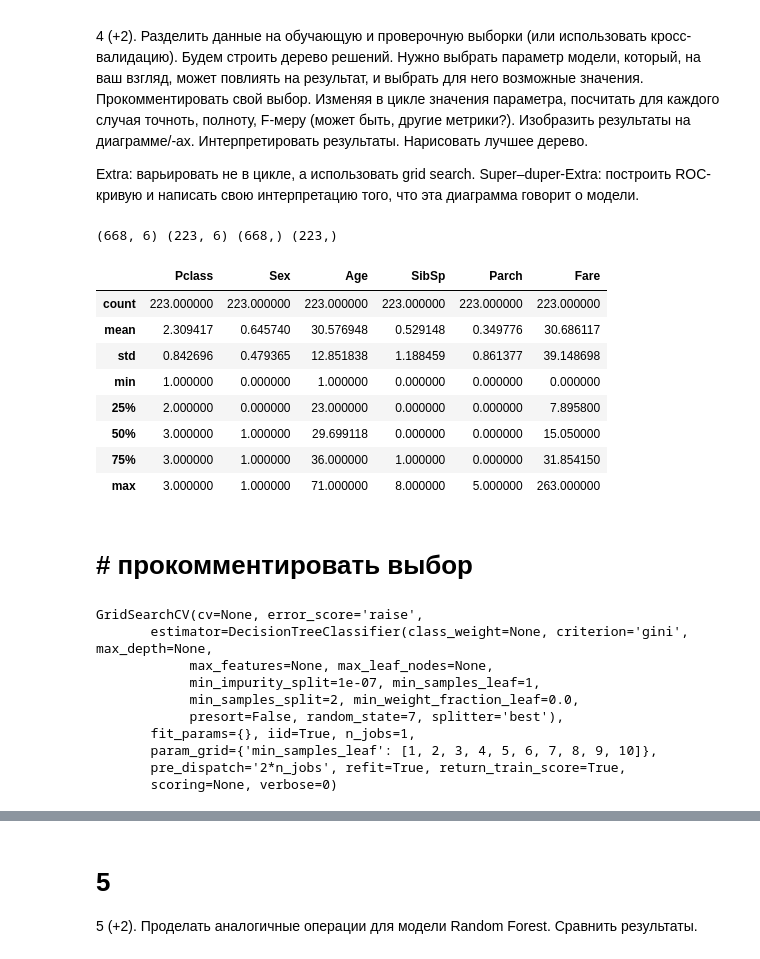
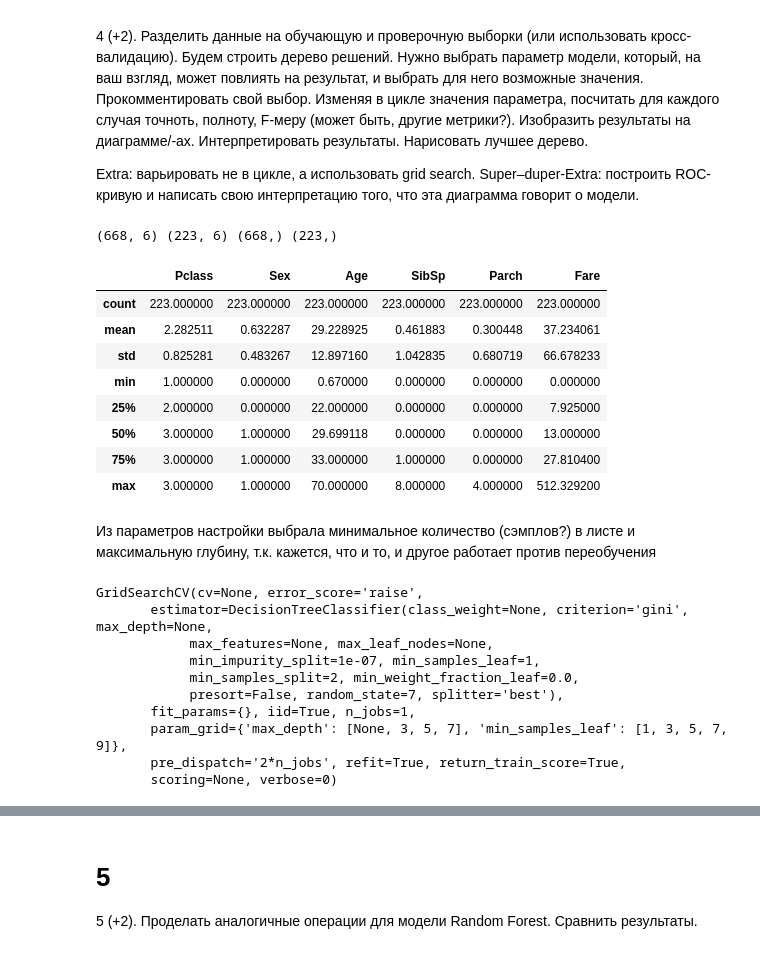
Before and after one commit to BasilisAndr/ml, a Jupyter notebook: titanic.ipynb, the cells around one changed output, grey strips where cells are left out. Cells and saved outputs as stored; diff of their text form; code cells hidden in the pictures.

```diff
--- a/titanic.ipynb
+++ b/titanic.ipynb
@@ -213,27 +213,26 @@ Super–duper-Extra: построить ROC-кривую и написать с
 y = titan['Survived']
 del titan['Survived']
 # %%
-X_train, X_test, y_train, y_test = model_selection.train_test_split(titan, y)
+X_train, X_test, y_train, y_test = train_test_split(titan, y)
 print(X_train.shape, X_test.shape, y_train.shape, y_test.shape)
 X_test.describe()
 # %% [output]
 (668, 6) (223, 6) (668,) (223,)
 |  | Pclass | Sex | Age | SibSp | Parch | Fare |
 | count | 223.000000 | 223.000000 | 223.000000 | 223.000000 | 223.000000 | 223.000000 |
-| mean | 2.309417 | 0.645740 | 30.576948 | 0.529148 | 0.349776 | 30.686117 |
-| std | 0.842696 | 0.479365 | 12.851838 | 1.188459 | 0.861377 | 39.148698 |
-| min | 1.000000 | 0.000000 | 1.000000 | 0.000000 | 0.000000 | 0.000000 |
-| 25% | 2.000000 | 0.000000 | 23.000000 | 0.000000 | 0.000000 | 7.895800 |
-| 50% | 3.000000 | 1.000000 | 29.699118 | 0.000000 | 0.000000 | 15.050000 |
-| 75% | 3.000000 | 1.000000 | 36.000000 | 1.000000 | 0.000000 | 31.854150 |
-| max | 3.000000 | 1.000000 | 71.000000 | 8.000000 | 5.000000 | 263.000000 |
+| mean | 2.282511 | 0.632287 | 29.228925 | 0.461883 | 0.300448 | 37.234061 |
+| std | 0.825281 | 0.483267 | 12.897160 | 1.042835 | 0.680719 | 66.678233 |
+| min | 1.000000 | 0.000000 | 0.670000 | 0.000000 | 0.000000 | 0.000000 |
+| 25% | 2.000000 | 0.000000 | 22.000000 | 0.000000 | 0.000000 | 7.925000 |
+| 50% | 3.000000 | 1.000000 | 29.699118 | 0.000000 | 0.000000 | 13.000000 |
+| 75% | 3.000000 | 1.000000 | 33.000000 | 1.000000 | 0.000000 | 27.810400 |
+| max | 3.000000 | 1.000000 | 70.000000 | 8.000000 | 4.000000 | 512.329200 |
 # %%
 tr = DecisionTreeClassifier(random_state=7)
-# %% [markdown]
-# # прокомментировать выбор
+# %% [markdown]
+Из параметров настройки выбрала минимальное количество (сэмплов?) в листе и максимальную глубину, т.к. кажется, что и то, и другое работает против переобучения
 # %%
-# parameters = {'min_samples_split': list(range(2, 11)), 'min_samples_leaf': list(range(1, 11))}
-parameters = {'min_samples_leaf': list(range(1, 11))}
+parameters = {'min_samples_leaf': list(range(1, 11, 2)), 'max_depth': [None, 3, 5, 7]}
 clf = GridSearchCV(tr, parameters)
 clf.fit(X_train, y_train)
 # %% [output]
@@ -244,7 +243,7 @@ GridSearchCV(cv=None, error_score='raise',
             min_samples_split=2, min_weight_fraction_leaf=0.0,
             presort=False, random_state=7, splitter='best'),
        fit_params={}, iid=True, n_jobs=1,
-       param_grid={'min_samples_leaf': [1, 2, 3, 4, 5, 6, 7, 8, 9, 10]},
+       param_grid={'max_depth': [None, 3, 5, 7], 'min_samples_leaf': [1, 3, 5, 7, 9]},
        pre_dispatch='2*n_jobs', refit=True, return_train_score=True,
        scoring=None, verbose=0)
 # %%
```
Also changed, not shown: parts of 10 cells of this notebook, 1 other file.
